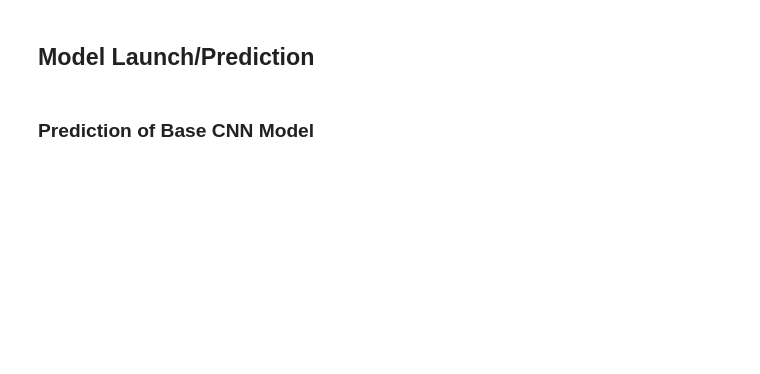
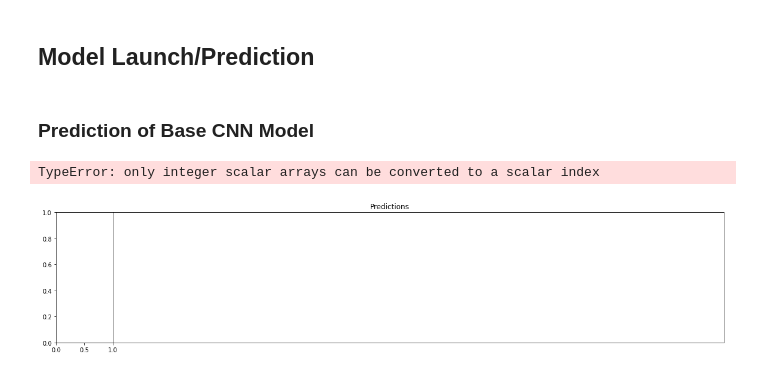
Before and after one commit to NevilleMthw/CIFAR-10-Project, a Jupyter notebook: image_recognition_dataset.ipynb, the cells around one changed output. Cells and saved outputs as stored; diff of their text form; code cells hidden in the pictures; blank space fills up the shorter version.

Commit message:
Added prediction code

```diff
--- a/image_recognition_dataset.ipynb
+++ b/image_recognition_dataset.ipynb
@@ -226,0 +408,2 @@ vgg_model
+# %%
+model.fit(rotated_train_img, Y_train, epochs=10, validation_data=(rotated_test_img, Y_test))
@@ -299,3 +538,40 @@ print('Test accuracy on test data split:', test_acc3)
 ## Model Launch/Prediction
 # %% [markdown]
 ### Prediction of Base CNN Model
+# %%
+classes = ['airplane', 'automobile', 'bird',
+           'cat', 'deer', 'dog', 'frog', 'horse']
+
+
+def display_images_prediction(digits, predictions, labels, title):
+    n = 8
+
+    indexes = np.random.choice(len(predictions), size=n)
+    n_digits = digits[indexes]
+    n_predictions = predictions[indexes]
+    n_predictions = n_predictions.reshape((n,))
+    n_labels = labels[indexes]
+
+    fig = plt.figure(figsize=(20, 4))
+    plt.title(title)
+    plt.yticks([])
+    plt.xticks([])
+
+    for i in range(8):
+        ax = fig.add_subplot(1, 10, i+1)
+        class_index = n_predictions[i]
+        xlabel = 'Predicted:' + \
+            classes[class_index] + '\n' + 'Actual:' + classes[n_labels[i]]
+        plt.xlabel(xlabel)
+        plt.xticks([])
+        plt.yticks([])
+        plt.imshow(n_digits[i])
+# %%
+probabilities = model.predict(rotated_test_img, batch_size=128)
+probabilities = np.argmax(probabilities, axis=1)
+
+display_images_prediction(
+    rotated_test_img, probabilities, Y_test, 'Predictions')
+# %% [output]
+TypeError: only integer scalar arrays can be converted to a scalar index
+[figure, added]
```
Also changed, not shown: parts of 19 cells of this notebook.
